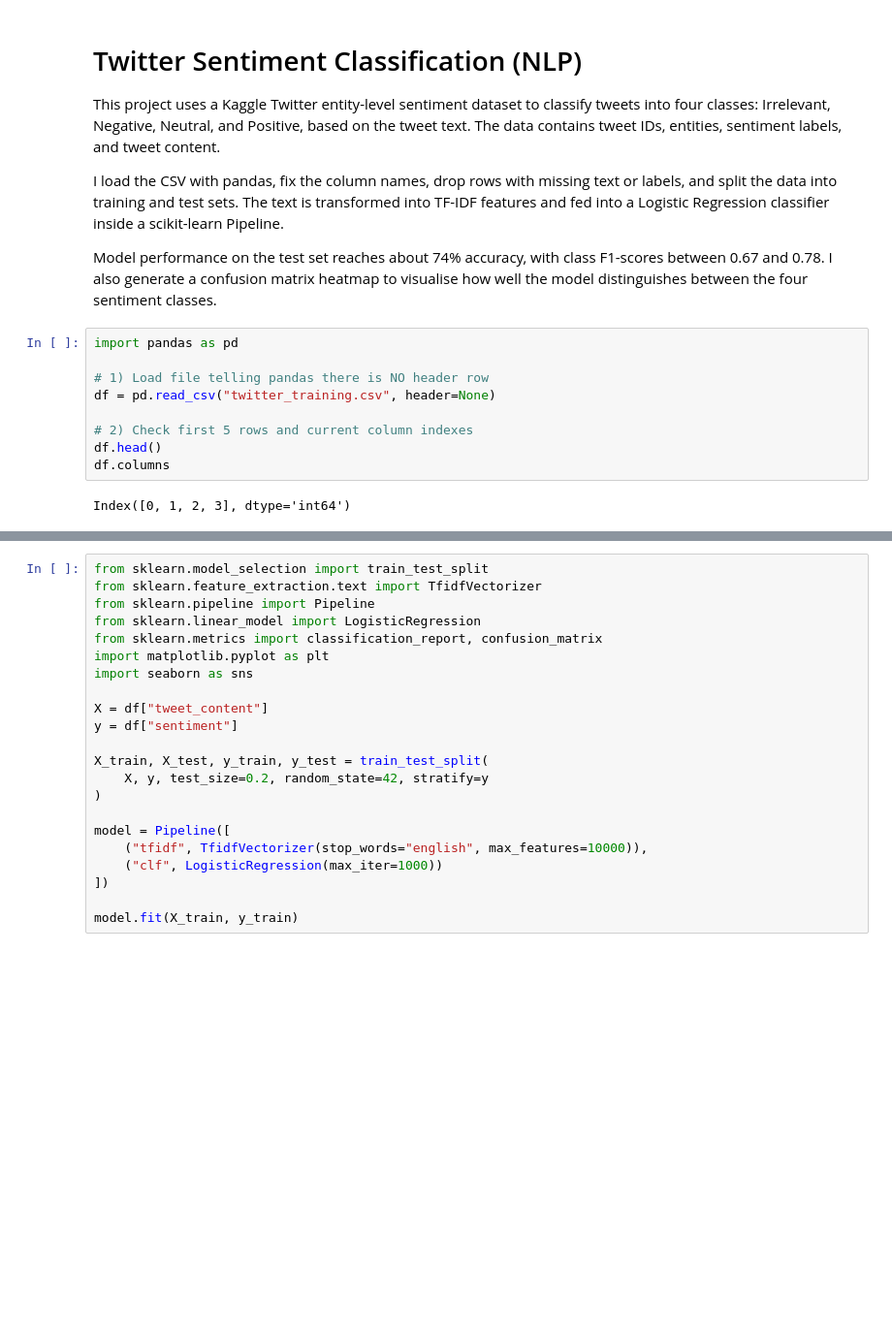
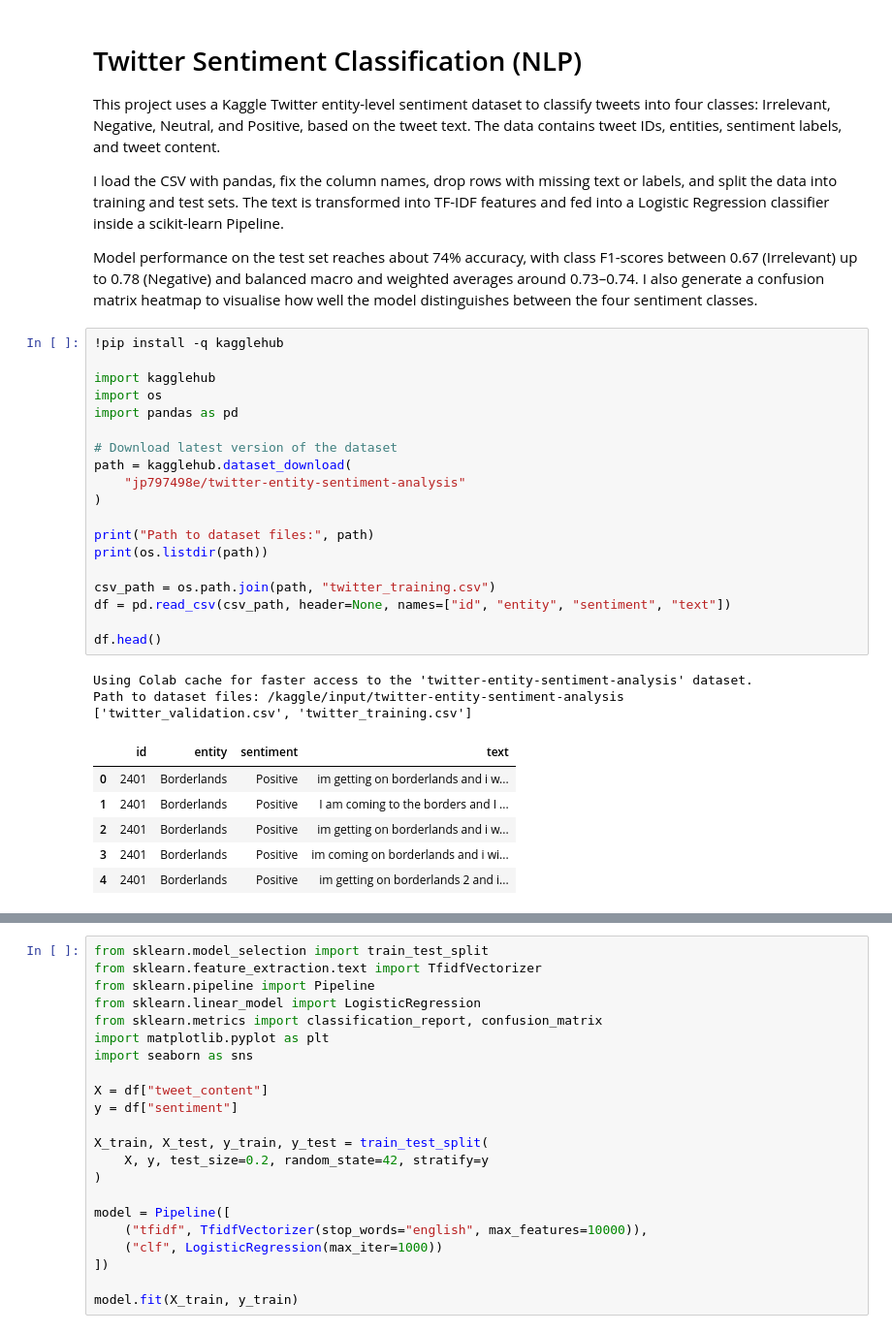
Before and after one commit to belyakov23/intro-ml-projects-, a Jupyter notebook: twitter_sentiment_classification.ipynb, the cells around one changed output, grey strips where cells are left out. Shown at 97% size. Saved outputs shown, nothing was run; the diff lists cells and outputs as text; blank space fills up the shorter version.

Commit message:
Add Twitter sentiment project

```diff
--- a/twitter_sentiment_classification.ipynb
+++ b/twitter_sentiment_classification.ipynb
@@ -7,16 +7,34 @@ This project uses a Kaggle Twitter entity-level sentiment dataset to classify tw
 
 I load the CSV with pandas, fix the column names, drop rows with missing text or labels, and split the data into training and test sets. The text is transformed into TF-IDF features and fed into a Logistic Regression classifier inside a scikit-learn Pipeline.
 
-Model performance on the test set reaches about 74% accuracy, with class F1-scores between 0.67 and 0.78. I also generate a confusion matrix heatmap to visualise how well the model distinguishes between the four sentiment classes.
+Model performance on the test set reaches about 74% accuracy, with class F1-scores between 0.67 (Irrelevant) up to 0.78 (Negative) and balanced macro and weighted averages around 0.73–0.74. I also generate a confusion matrix heatmap to visualise how well the model distinguishes between the four sentiment classes.
-# %%
-import pandas as pd
-
-# 1) Load file telling pandas there is NO header row
-df = pd.read_csv("twitter_training.csv", header=None)
-
-# 2) Check first 5 rows and current column indexes
-df.head()
-df.columns
-# %% [output]
-Index([0, 1, 2, 3], dtype='int64')
+# %%
+!pip install -q kagglehub
+
+import kagglehub
+import os
+import pandas as pd
+
+# Download latest version of the dataset
+path = kagglehub.dataset_download(
+    "jp797498e/twitter-entity-sentiment-analysis"
+)
+
+print("Path to dataset files:", path)
+print(os.listdir(path))
+
+csv_path = os.path.join(path, "twitter_training.csv")
+df = pd.read_csv(csv_path, header=None, names=["id", "entity", "sentiment", "text"])
+
+df.head()
+# %% [output]
+Using Colab cache for faster access to the 'twitter-entity-sentiment-analysis' dataset.
+Path to dataset files: /kaggle/input/twitter-entity-sentiment-analysis
+['twitter_validation.csv', 'twitter_training.csv']
+|  | id | entity | sentiment | text |
+| 0 | 2401 | Borderlands | Positive | im getting on borderlands and i w... |
+| 1 | 2401 | Borderlands | Positive | I am coming to the borders and I ... |
+| 2 | 2401 | Borderlands | Positive | im getting on borderlands and i w... |
+| 3 | 2401 | Borderlands | Positive | im coming on borderlands and i wi... |
+| 4 | 2401 | Borderlands | Positive | im getting on borderlands 2 and i... |
 # %%
```
Also changed, not shown: parts of 2 cells of this notebook.
